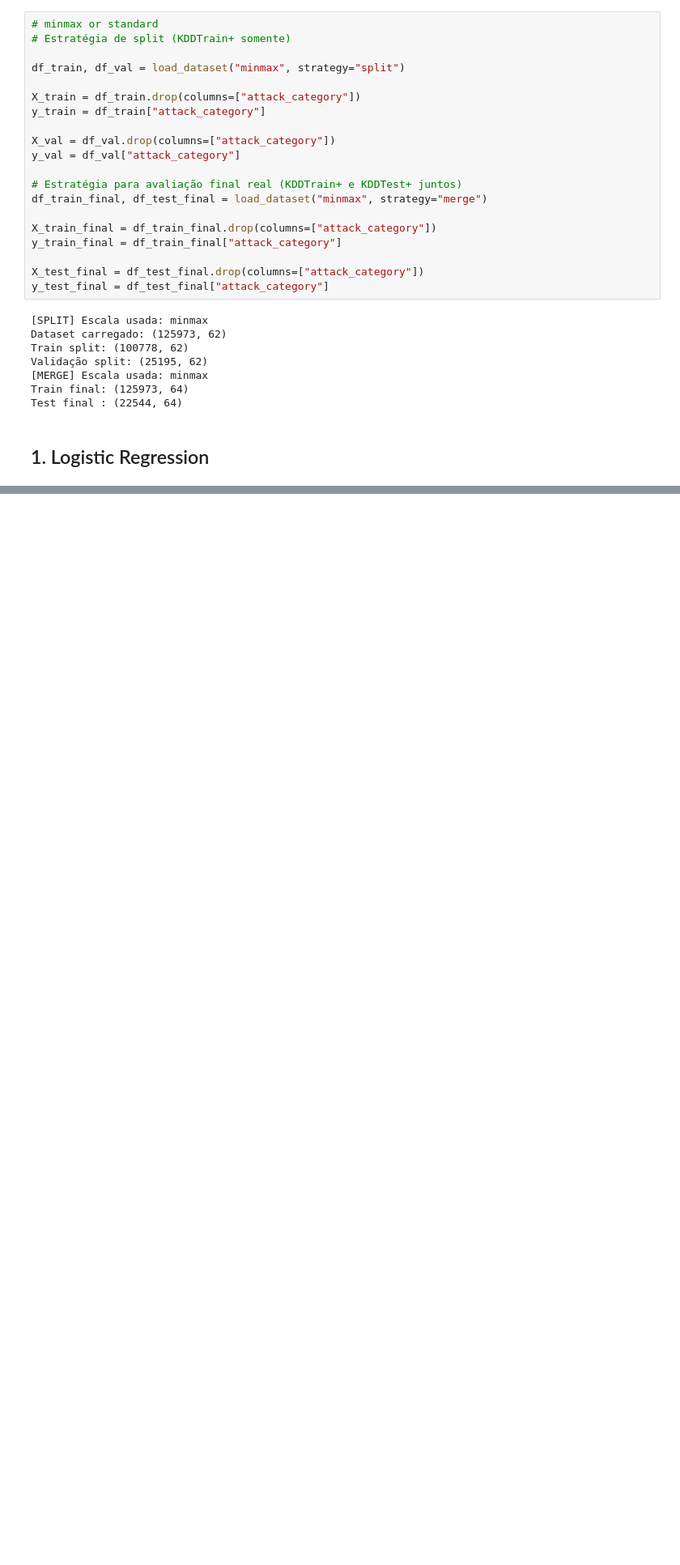
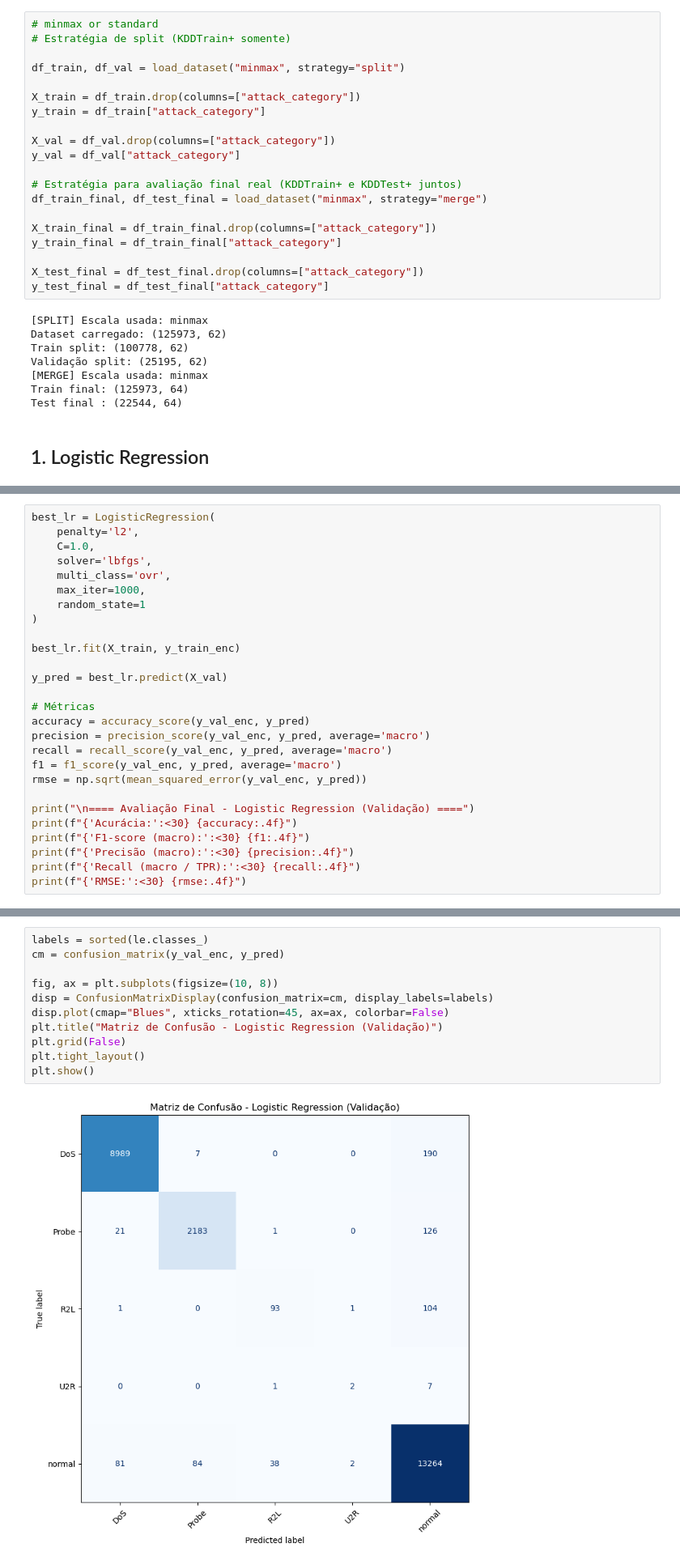
Before and after one commit to pedro-coelho-dr/ml-ids, a Jupyter notebook: notebooks/03_01_logistic_regression.ipynb, the cells around one changed output, grey strips where cells are left out. Shown: that part at 81% size. Saved outputs shown, nothing was run; the diff lists cells and outputs as text; blank space fills up the shorter version.

Commit message:
Adding Logistic Regression, Training  and Testing

```diff
--- a/notebooks/03_01_logistic_regression.ipynb
+++ b/notebooks/03_01_logistic_regression.ipynb
@@ -106,0 +228,27 @@ Test final : (22544, 64)
+# %%
+best_lr = LogisticRegression(
+    penalty='l2',
+    C=1.0,
+    solver='lbfgs',
+    multi_class='ovr',
+    max_iter=1000,
+    random_state=1
+)
+
+best_lr.fit(X_train, y_train_enc)
+
+y_pred = best_lr.predict(X_val)
+
+# Métricas
+accuracy = accuracy_score(y_val_enc, y_pred)
+precision = precision_score(y_val_enc, y_pred, average='macro')
+recall = recall_score(y_val_enc, y_pred, average='macro')
+f1 = f1_score(y_val_enc, y_pred, average='macro')
+rmse = np.sqrt(mean_squared_error(y_val_enc, y_pred))
+
+print("\n==== Avaliação Final - Logistic Regression (Validação) ====")
+print(f"{'Acurácia:':<30} {accuracy:.4f}")
+print(f"{'F1-score (macro):':<30} {f1:.4f}")
+print(f"{'Precisão (macro):':<30} {precision:.4f}")
+print(f"{'Recall (macro / TPR):':<30} {recall:.4f}")
+print(f"{'RMSE:':<30} {rmse:.4f}")
@@ -106,0 +262,13 @@ Test final : (22544, 64)
+# %%
+labels = sorted(le.classes_)
+cm = confusion_matrix(y_val_enc, y_pred)
+
+fig, ax = plt.subplots(figsize=(10, 8))
+disp = ConfusionMatrixDisplay(confusion_matrix=cm, display_labels=labels)
+disp.plot(cmap="Blues", xticks_rotation=45, ax=ax, colorbar=False)
+plt.title("Matriz de Confusão - Logistic Regression (Validação)")
+plt.grid(False)
+plt.tight_layout()
+plt.show()
+# %% [output]
+[figure, added]
```
Also changed, not shown: parts of 12 cells of this notebook.
